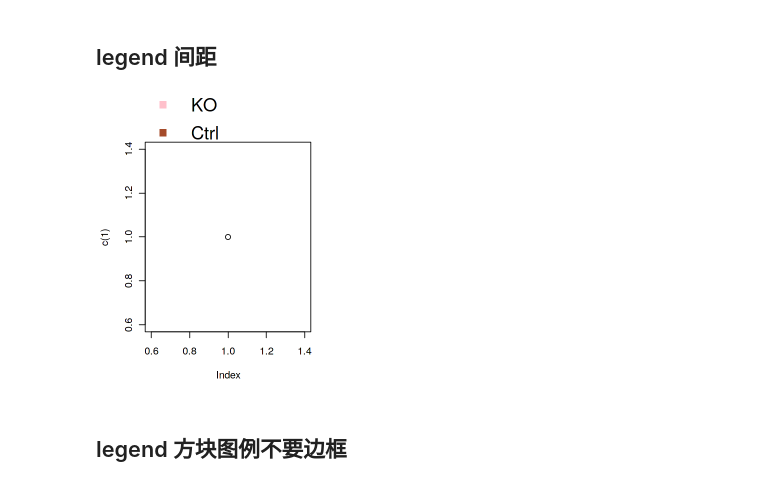
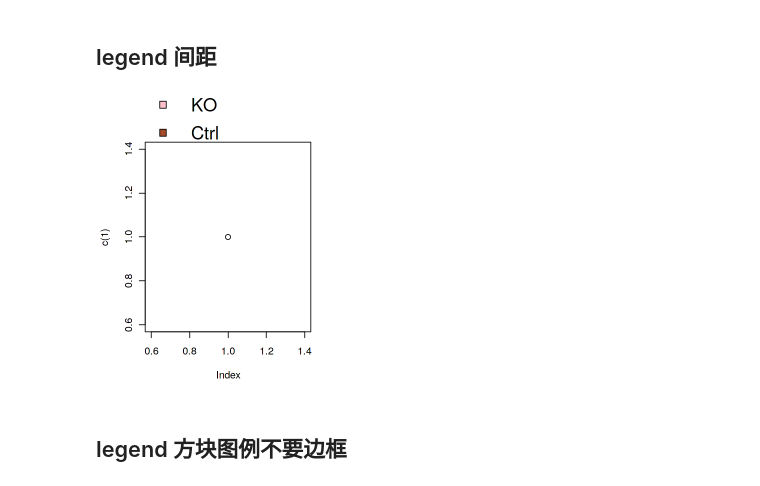
Before and after one commit to DawnEve/scRNAseqCode, a Jupyter notebook: R_plot_base/image_heatmap_nature2020.R.ipynb, the cells around one changed output. Saved outputs shown, nothing was run; the diff lists cells and outputs as text; code cells hidden in the pictures.

```diff
--- a/R_plot_base/image_heatmap_nature2020.R.ipynb
+++ b/R_plot_base/image_heatmap_nature2020.R.ipynb
@@ -562,22 +556,22 @@ mtext("Sample type",font=2,side=2,las=2,line=.25,cex=.6)
 # %%
 options(repr.plot.width=4, repr.plot.height=5)
 plot(c(1))
 
 legend(x=0.6,y=1.7,legend = c("KO","Ctrl"),
        xpd=T,
 
        y.intersp=2, #图形之间的y距离，高度差
        x.intersp=3, #图形和文字的x距离
 
        text.width=2, #两个图例之间的距离(这里没作用)
 
        cex=1.8, #图例缩放倍数
        bty="n", #不要图例的外方框
-       border=NA, #不要图例小方块描边
+       #border=NA, #不要图例小方块描边
 
        fill = c( rgb(255,192,203,max=255),rgb(165,75,42,max=255) ) )
 # %% [output]
-[figure, old version]
+[figure, new version]
 # %% [markdown]
 ## legend 方块图例不要边框
 # %%
```
Also changed, not shown: parts of 4 cells of this notebook, 1 other file.
